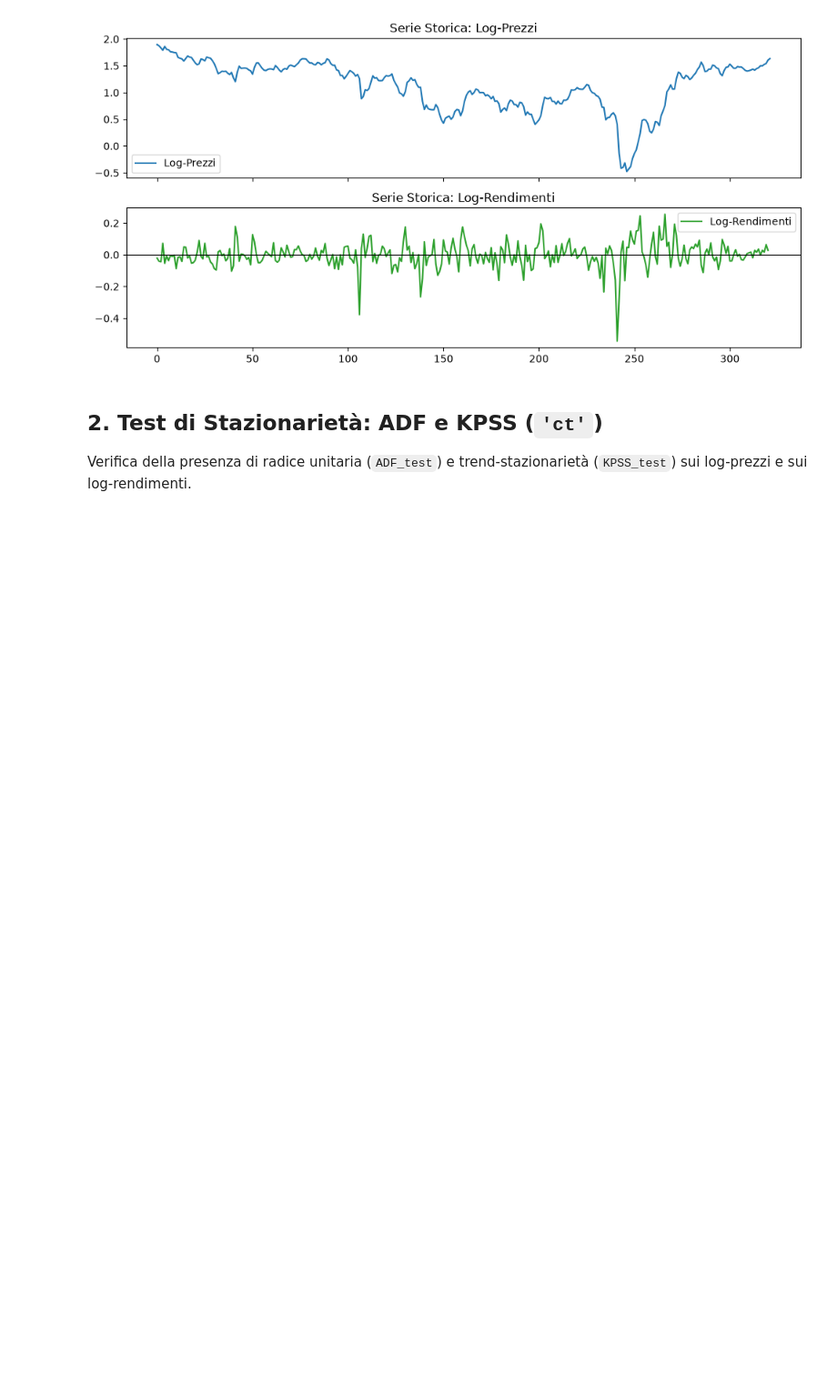
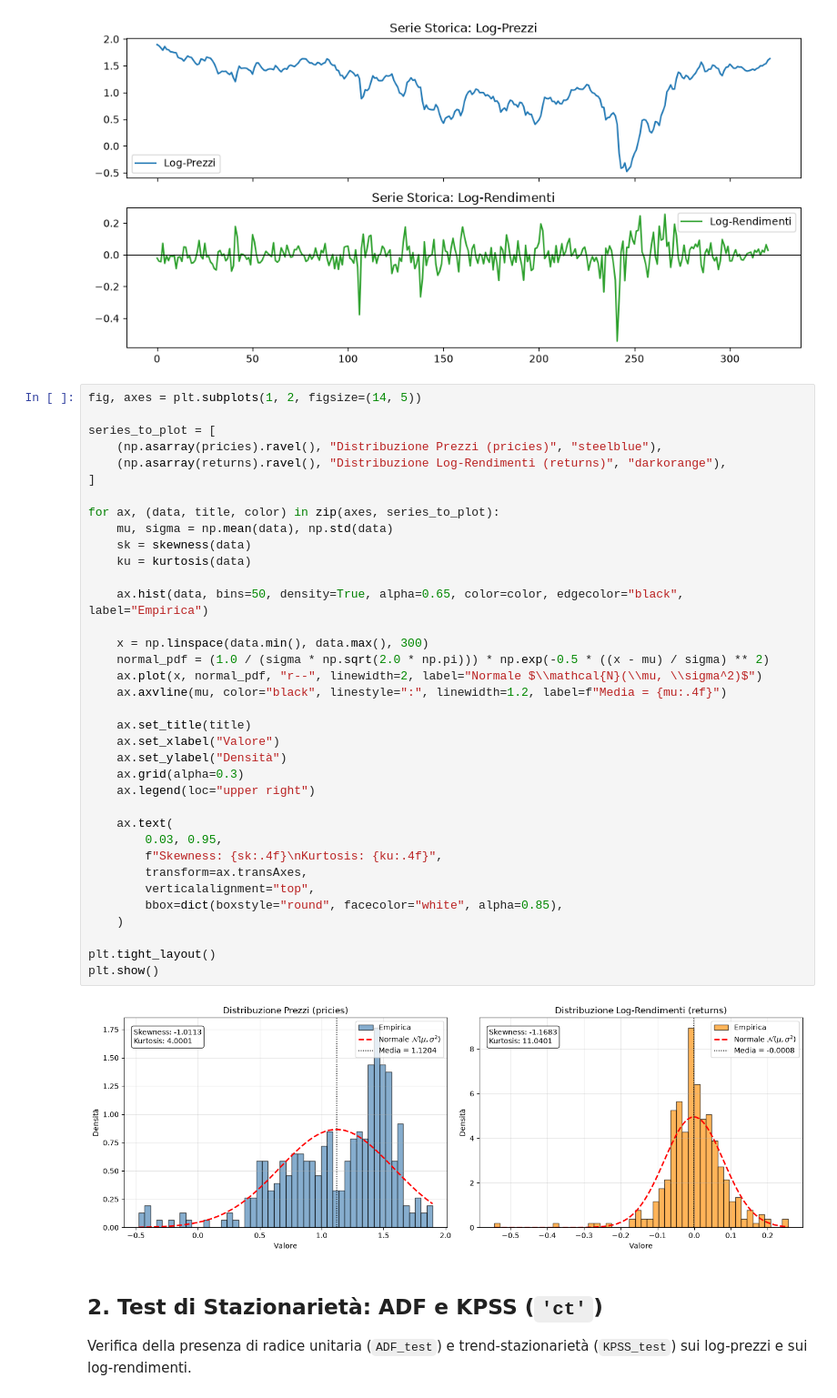
Before and after one commit to eghosa0/time-series, a Jupyter notebook: main.ipynb, the cells around one changed output. Shown at 91% size. Cells and saved outputs as stored; diff of their text form; blank space fills up the shorter version.

```diff
--- a/main.ipynb
+++ b/main.ipynb
@@ -42,6 +42,44 @@ plt.show()
 Osservazioni log-prezzi (T_prices): 322
 Osservazioni log-rendimenti (T_returns): 321
 [figure]
+# %%
+fig, axes = plt.subplots(1, 2, figsize=(14, 5))
+
+series_to_plot = [
+    (np.asarray(pricies).ravel(), "Distribuzione Prezzi (pricies)", "steelblue"),
+    (np.asarray(returns).ravel(), "Distribuzione Log-Rendimenti (returns)", "darkorange"),
+]
+
+for ax, (data, title, color) in zip(axes, series_to_plot):
+    mu, sigma = np.mean(data), np.std(data)
+    sk = skewness(data)
+    ku = kurtosis(data)
+
+    ax.hist(data, bins=50, density=True, alpha=0.65, color=color, edgecolor="black", label="Empirica")
+
+    x = np.linspace(data.min(), data.max(), 300)
+    normal_pdf = (1.0 / (sigma * np.sqrt(2.0 * np.pi))) * np.exp(-0.5 * ((x - mu) / sigma) ** 2)
+    ax.plot(x, normal_pdf, "r--", linewidth=2, label="Normale $\\mathcal{N}(\\mu, \\sigma^2)$")
+    ax.axvline(mu, color="black", linestyle=":", linewidth=1.2, label=f"Media = {mu:.4f}")
+
+    ax.set_title(title)
+    ax.set_xlabel("Valore")
+    ax.set_ylabel("Densità")
+    ax.grid(alpha=0.3)
+    ax.legend(loc="upper right")
+
+    ax.text(
+        0.03, 0.95,
+        f"Skewness: {sk:.4f}\nKurtosis: {ku:.4f}",
+        transform=ax.transAxes,
+        verticalalignment="top",
+        bbox=dict(boxstyle="round", facecolor="white", alpha=0.85),
+    )
+
+plt.tight_layout()
+plt.show()
+# %% [output]
+[figure, added]
 # %% [markdown]
 ## 2. Test di Stazionarietà: ADF e KPSS (`'ct'`)
 
```
Also changed, not shown: parts of 1 cell of this notebook.
